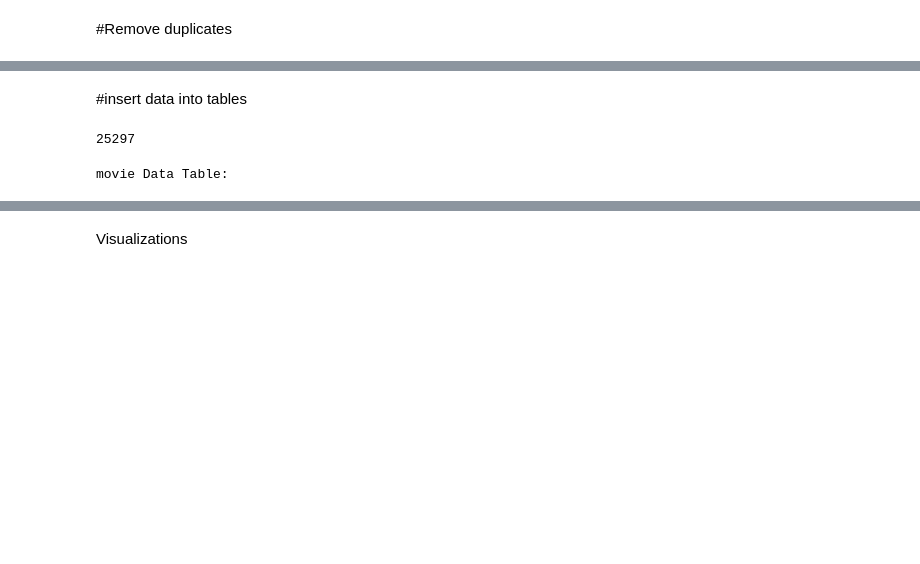
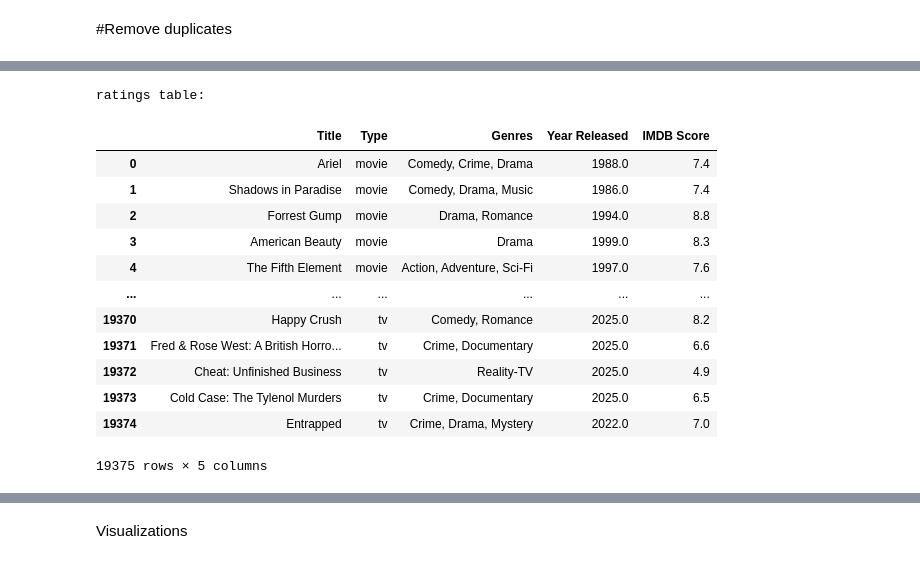
Before and after one commit to CindyWedd/DA1-Capstone, a Jupyter notebook: Netflix_capstone.ipynb.ipynb, the cells around one changed output, grey strips where cells are left out. Saved outputs shown, nothing was run; the diff lists cells and outputs as text; code cells hidden in the pictures; blank space fills up the shorter version.

```diff
--- a/Netflix_capstone.ipynb.ipynb
+++ b/Netflix_capstone.ipynb.ipynb
@@ -414,10 +470,0 @@ conn.commit()
-# %% [markdown]
-#insert data into tables
-# %%
-merged_data. to_sql("movie", conn, if_exists="replace", index=False)
-# %% [output]
-25297
-# %%
-print("movie Data Table: \n")
-# %% [output]
-movie Data Table:
@@ -423,0 +475,31 @@ movie Data Table:
+# %%
+#Creating table called 'Ratings'
+cursor.execute("""
+CREATE TABLE IF NOT EXISTS ratings (Title TEXT PRIMARY KEY,
+    Type TEXT NOT NULL,
+    Genres TEXT NOT NULL,
+    Year Released INTEGER NOT NULL,
+    IMDB Score REAL NOT NULL);""")
+
+
+df.to_sql("ratings", conn, if_exists="replace", index=False)
+
+
+print("ratings table:\n")
+pd.read_sql_query("SELECT * FROM ratings", conn)
+#DO NOT TOUCH
+# %% [output]
+ratings table:
+|  | Title | Type | Genres | Year Released | IMDB Score |
+| 0 | Ariel | movie | Comedy, Crime, Drama | 1988.0 | 7.4 |
+| 1 | Shadows in Paradise | movie | Comedy, Drama, Music | 1986.0 | 7.4 |
+| 2 | Forrest Gump | movie | Drama, Romance | 1994.0 | 8.8 |
+| 3 | American Beauty | movie | Drama | 1999.0 | 8.3 |
+| 4 | The Fifth Element | movie | Action, Adventure, Sci-Fi | 1997.0 | 7.6 |
+| ... | ... | ... | ... | ... | ... |
+| 19370 | Happy Crush | tv | Comedy, Romance | 2025.0 | 8.2 |
+| 19371 | Fred & Rose West: A British Horro... | tv | Crime, Documentary | 2025.0 | 6.6 |
+| 19372 | Cheat: Unfinished Business | tv | Reality-TV | 2025.0 | 4.9 |
+| 19373 | Cold Case: The Tylenol Murders | tv | Crime, Documentary | 2025.0 | 6.5 |
+| 19374 | Entrapped | tv | Crime, Drama, Mystery | 2022.0 | 7.0 |
+19375 rows × 5 columns
```
Also changed, not shown: parts of 93 cells of this notebook, 9 other files.
